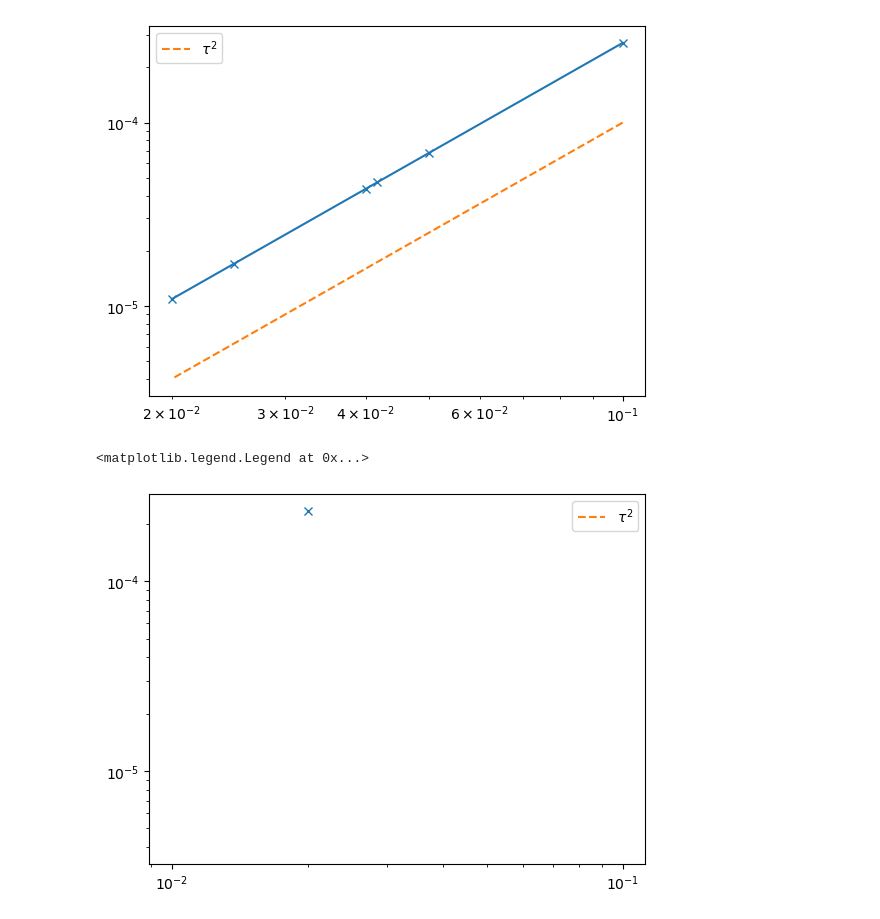
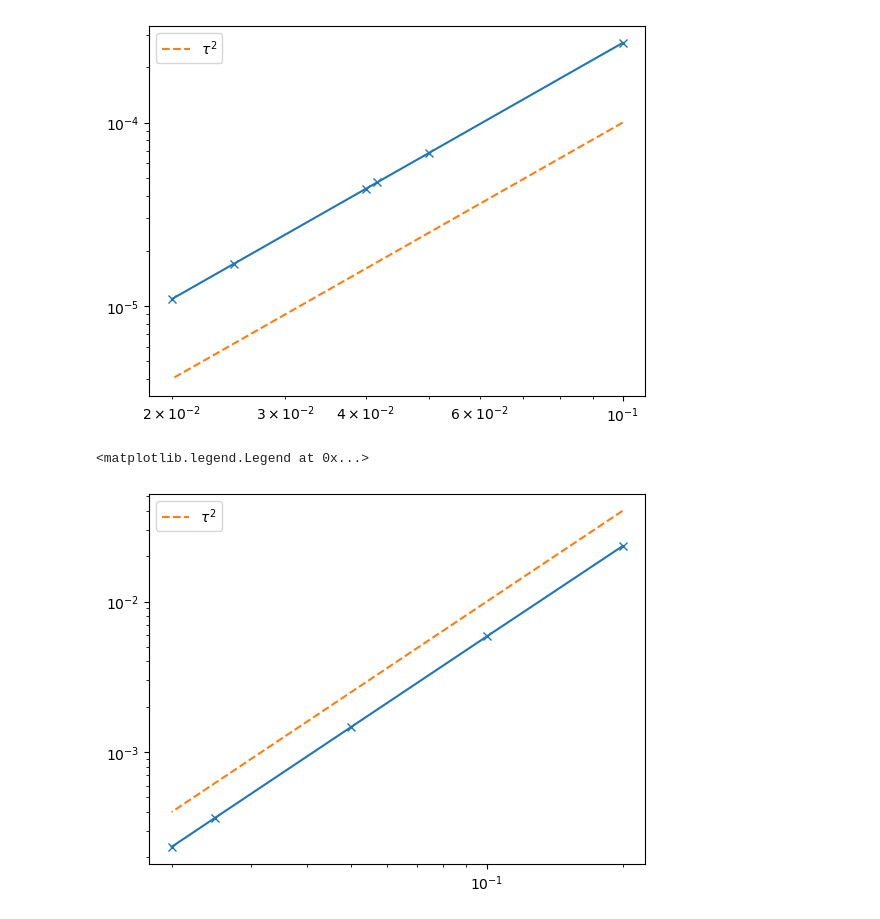
Before and after one commit to nobuyukimatsumoto68/gn, a Jupyter notebook: Untitled.ipynb, the cells around one changed output. Saved outputs shown, nothing was run; the diff lists cells and outputs as text; code cells hidden in the pictures.

```diff
--- a/Untitled.ipynb
+++ b/Untitled.ipynb
@@ -34,12 +34,12 @@ wilson = np.loadtxt( "wilson.dat" )
 # %%
 plt.plot( wilson.T[0], np.abs(wilson.T[1]), marker="x" )
 
-plt.plot( wilson.T[0], 0.01 * wilson.T[0]**2, label='$\\tau^2$', ls='dashed' )
+plt.plot( wilson.T[0], wilson.T[0]**2, label='$\\tau^2$', ls='dashed' )
 
 plt.xscale("log")
 plt.yscale("log")
 
 plt.legend()
 # %% [output]
 <matplotlib.legend.Legend at 0x...>
-[figure, old version]
+[figure, new version]
```
Also changed, not shown: parts of 2 cells of this notebook, 3 other files.
